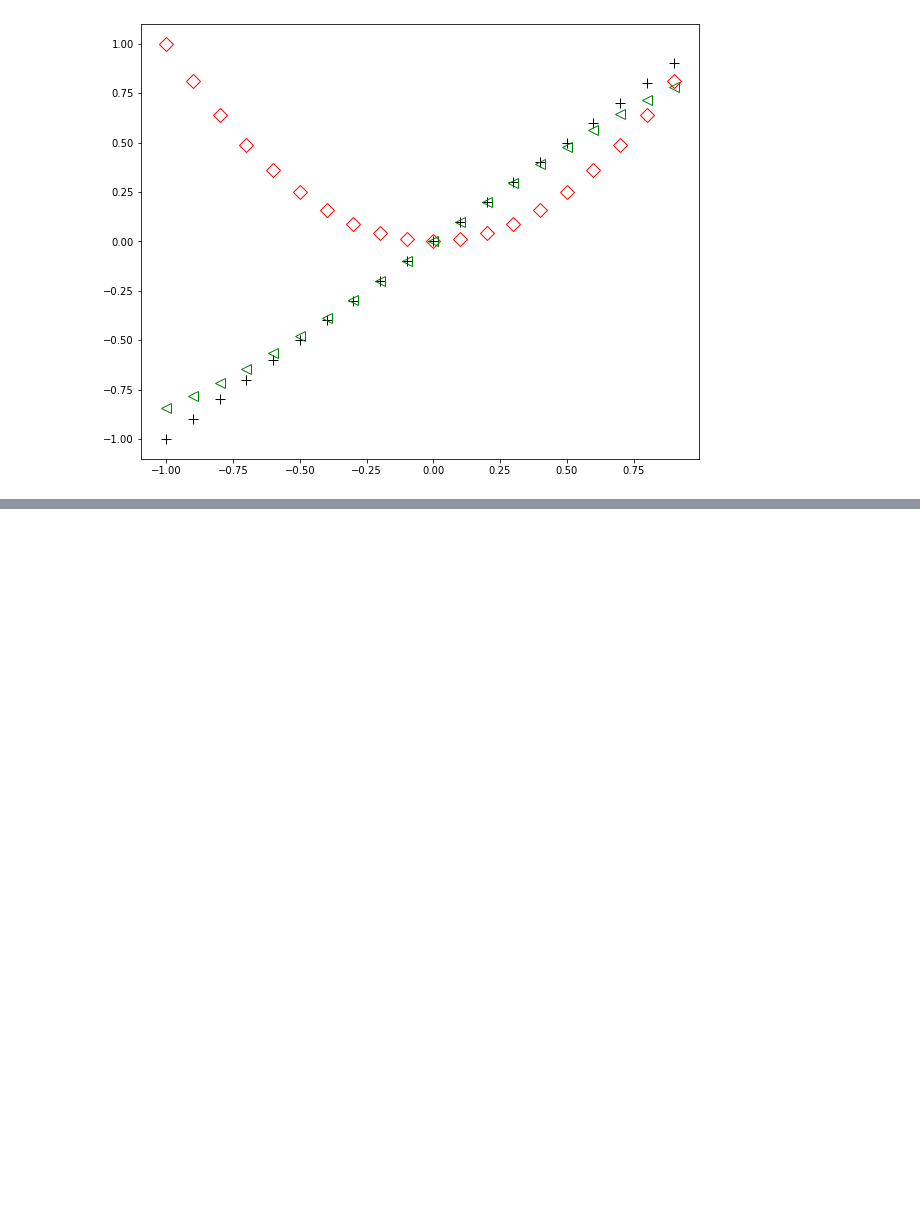
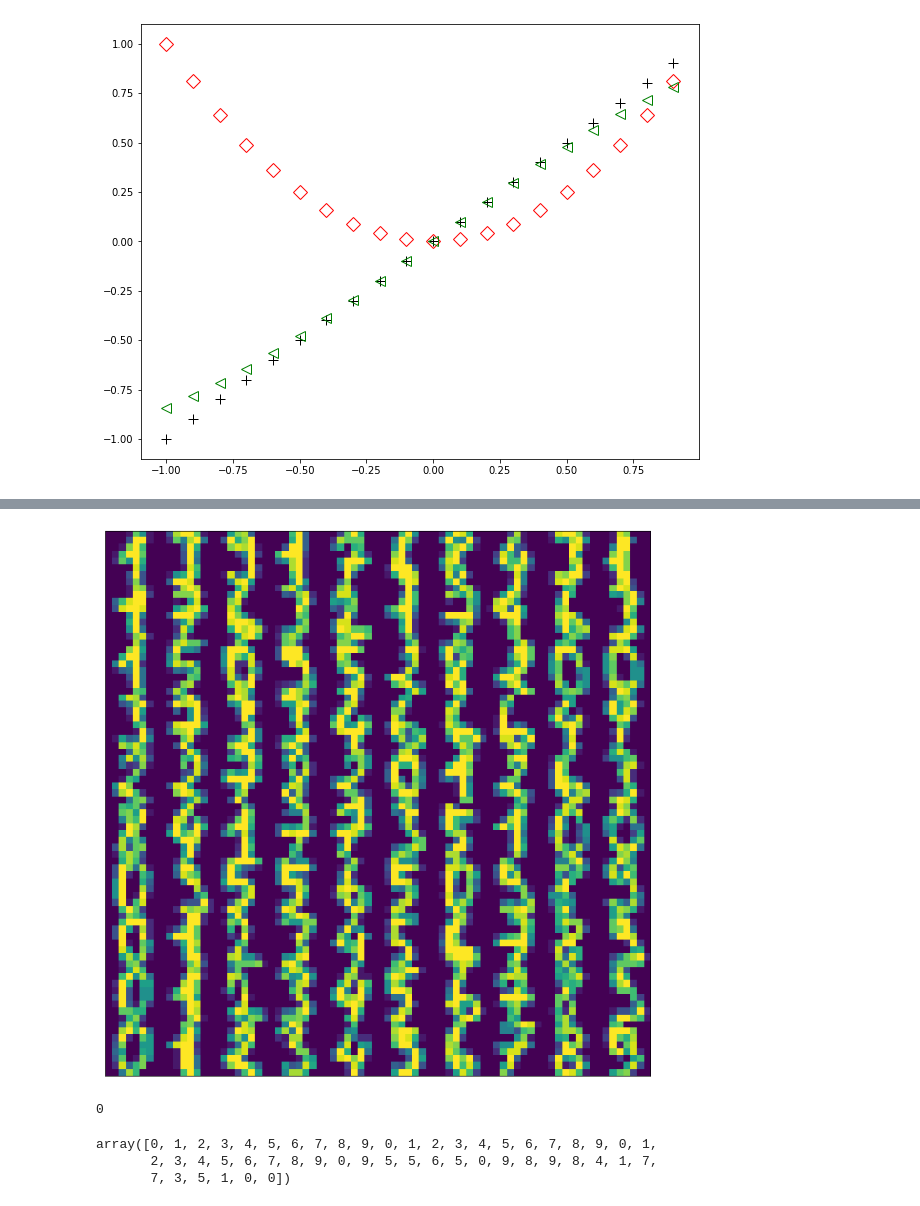
Before and after one commit to cktears/kaggle_digit-recognizer, a Jupyter notebook: digit-recognizer.ipynb, the cells around one changed output, grey strips where cells are left out. Cells and saved outputs as stored; diff of their text form; code cells hidden in the pictures; blank space fills up the shorter version.

Commit message:
start to learn sklearn svm

```diff
--- a/digit-recognizer.ipynb
+++ b/digit-recognizer.ipynb
@@ -188,0 +231,4 @@ plt.show()
+# %%
+from sklearn import datasets
+iris = datasets.load_iris()
+digits = datasets.load_digits()
@@ -188,0 +239,19 @@ plt.show()
+# %%
+d2 = digits['data'].reshape(-1,8,8)
+# plotdataset(d2,42)
+plotdataset(digits.images,10)
+# %% [output]
+[figure, added]
+# %%
+from sklearn import svm
+clf = svm.SVC(gamma = 0.001, C = 100.)
+clf.fit(digits.data[:-1],digits.target[:-1])
+sum(clf.predict(digits.data)!=digits.target)
+# %% [output]
+0
+# %%
+digits.target[0:50]
+# %% [output]
+array([0, 1, 2, 3, 4, 5, 6, 7, 8, 9, 0, 1, 2, 3, 4, 5, 6, 7, 8, 9, 0, 1,
+       2, 3, 4, 5, 6, 7, 8, 9, 0, 9, 5, 5, 6, 5, 0, 9, 8, 9, 8, 4, 1, 7,
+       7, 3, 5, 1, 0, 0])
```
Also changed, not shown: parts of 9 cells of this notebook.
